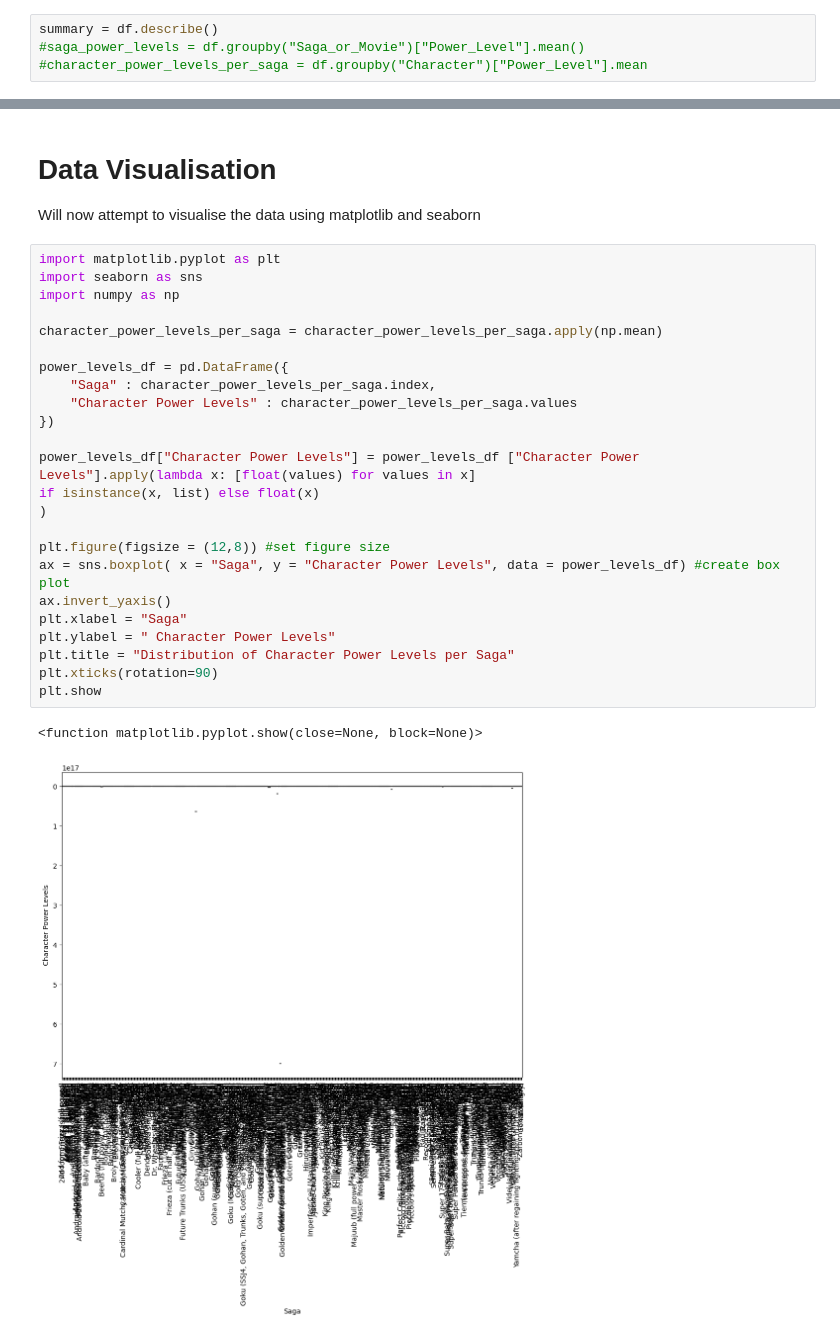
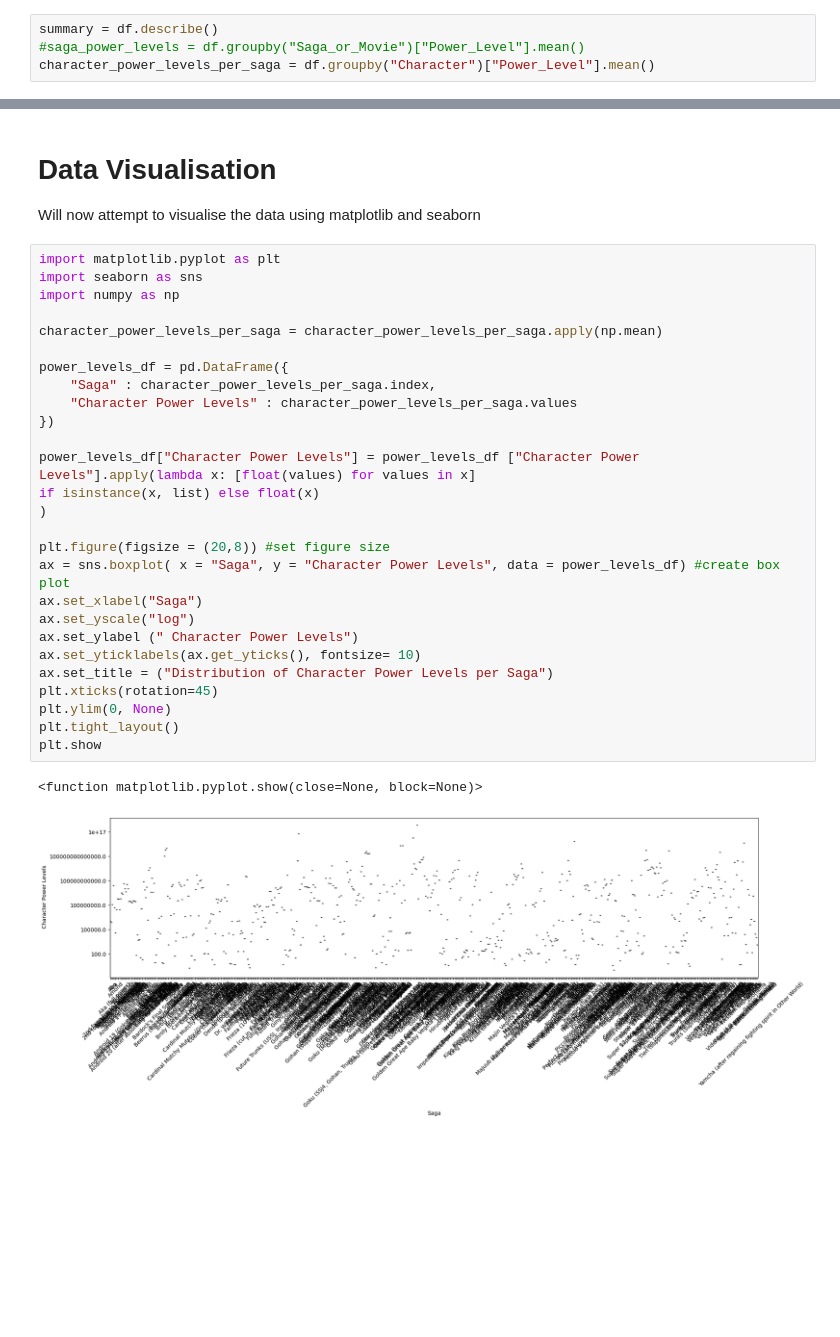
Before and after one commit to tio982/DbzProject1, a Jupyter notebook: dbz-power-levels.ipynb, the cells around one changed output, grey strips where cells are left out. Drawn from its saved outputs; the diff is of its cells as text; blank space fills up the shorter version.

Commit message:
fixed graph issue

```diff
--- a/dbz-power-levels.ipynb
+++ b/dbz-power-levels.ipynb
@@ -50,7 +50,7 @@ df ["Power_Level"] = df ["Power_Level"].apply(convert_to_numeric)
 # %%
 summary = df.describe()
 #saga_power_levels = df.groupby("Saga_or_Movie")["Power_Level"].mean()
-#character_power_levels_per_saga = df.groupby("Character")["Power_Level"].mean
+character_power_levels_per_saga = df.groupby("Character")["Power_Level"].mean()
 # %% [markdown]
 - df.describe was used to generate descriptive statistics for the data frame. Good practice to store value in summary variable for when conducting exploratory analysis.
 - The "groupby" method was used to split the data into different groups, "Saga" and "Character"
@@ -60,30 +60,33 @@ Will now attempt to visualise the data using matplotlib and seaborn
 # %%
 import matplotlib.pyplot as plt
 import seaborn as sns
 import numpy as np
 
 character_power_levels_per_saga = character_power_levels_per_saga.apply(np.mean)
 
 power_levels_df = pd.DataFrame({
     "Saga" : character_power_levels_per_saga.index,
     "Character Power Levels" : character_power_levels_per_saga.values
 })
 
 power_levels_df["Character Power Levels"] = power_levels_df ["Character Power Levels"].apply(lambda x: [float(values) for values in x]
 if isinstance(x, list) else float(x)
 )
 
-plt.figure(figsize = (12,8)) #set figure size
+plt.figure(figsize = (20,8)) #set figure size
 ax = sns.boxplot( x = "Saga", y = "Character Power Levels", data = power_levels_df) #create box plot
-ax.invert_yaxis()
-plt.xlabel = "Saga"
-plt.ylabel = " Character Power Levels"
-plt.title = "Distribution of Character Power Levels per Saga"
-plt.xticks(rotation=90)
+ax.set_xlabel("Saga")
+ax.set_yscale("log")
+ax.set_ylabel (" Character Power Levels")
+ax.set_yticklabels(ax.get_yticks(), fontsize= 10)
+ax.set_title = ("Distribution of Character Power Levels per Saga")
+plt.xticks(rotation=45)
+plt.ylim(0, None)
+plt.tight_layout()
 plt.show
 # %% [output]
 <function matplotlib.pyplot.show(close=None, block=None)>
-[figure, old version]
+[figure, new version]
 # %%
 #print(len(saga_power_levels.index))
 #print(len(saga_power_levels.values))
```
Also changed, not shown: parts of 1 cell of this notebook.
